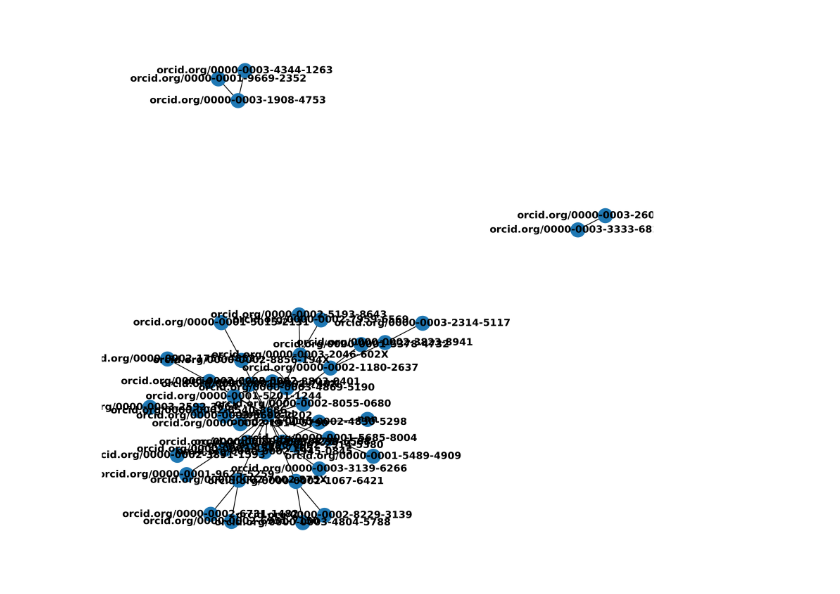
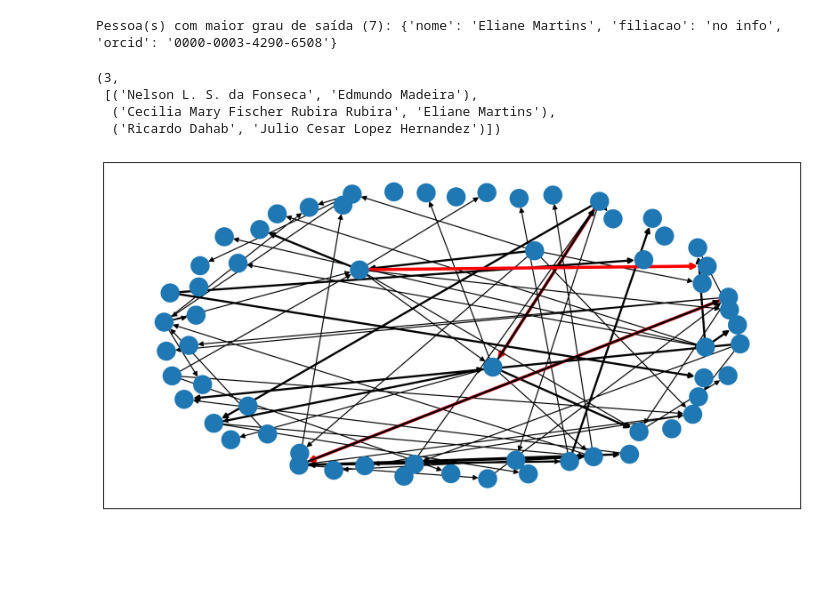
Before and after one commit to gondimjoaom/mo412-projetofinal, a Jupyter notebook: graph.ipynb, the cells around one changed output. Saved outputs shown, nothing was run; the diff lists cells and outputs as text; code cells hidden in the pictures; blank space fills up the shorter version.

Commit message:
mudanças para criar primeiro grafo e desenhar arestas coloridinhas com peso

```diff
--- a/graph.ipynb
+++ b/graph.ipynb
@@ -42,7 +36,13 @@ orcid.org/0000-0002-8803-0401     1
 Name: count, dtype: int64
 # %%
-a = nx.Graph()
-for orientador in data["orientador"]:
-    if orientador != orientador: continue
-    elif orientador == "sem orcid": continue
-    a.add_node(orientador)
+# grafo_defesas = nx.MultiDiGraph()
+grafo_defesas = nx.DiGraph()
+n_banca = 0
+for col in data.columns[2:]:
+    if "_" in col: continue
+    # if "orientador" not in "col"
+    for index, url in enumerate(data[col]):
+        if url != url: continue
+        elif url == "sem orcid": continue
+        grafo_defesas.add_node(url.split("/")[-1], nome=data.at[index, f"{col}_nome"], filiacao=data.at[index, f"{col}_filiação"], orcid=url.split("/")[-1])
+    n_banca -=- 1
@@ -54,6 +104,42 @@ for row in data.iterrows():
+# %%
+print(f"Pessoa(s) com maior grau de saída ({max_degree_out}):", end=" ")
+for p in max_degree_person_out:
+    print(grafo_defesas.nodes[p])
+# %% [output]
+Pessoa(s) com maior grau de saída (7): {'nome': 'Eliane Martins', 'filiacao': 'no info', 'orcid': '0000-0003-4290-6508'}
+# %%
+maior_n_contribs = 0
+for node in grafo_defesas:
+   for colab in grafo_defesas[node]:
+      if grafo_defesas[node][colab]["qtd"] > maior_n_contribs:
+         maior_n_contribs = grafo_defesas[node][colab]["qtd"]
+
+maiores_contribs = []
+for node in grafo_defesas:
+   for colab in grafo_defesas[node]:
+      if grafo_defesas[node][colab]["qtd"] == maior_n_contribs:
+         maiores_contribs.append((grafo_defesas.nodes[node]['nome'], grafo_defesas.nodes[colab]['nome']))
+# %%
+edge_colors = []
+for p1, p2 in grafo_defesas.edges:
+    if (grafo_defesas.nodes[p1]['nome'], grafo_defesas.nodes[p2]['nome']) in maiores_contribs:
+        edge_colors.append("red")
+    else:
+        edge_colors.append("k")
+# %%
+maior_n_contribs, maiores_contribs
+# %% [output]
+(3,
+ [('Nelson L. S. da Fonseca', 'Edmundo Madeira'),
+  ('Cecilia Mary Fischer Rubira Rubira', 'Eliane Martins'),
+  ('Ricardo Dahab', 'Julio Cesar Lopez Hernandez')])
 # %%
-fig, ax = plt.subplots(nrows=1, figsize=(12, 12), dpi=300)
-nx.draw(a, with_labels=True, font_weight='bold')
+fig, ax = plt.subplots(nrows=1, figsize=(12, 6), dpi=300)
+pos = nx.spring_layout(grafo_defesas, k=2, seed = 1931)
+
+# nx.draw(grafo_defesas, with_labels=False, font_weight='bold', pos=pos)
+nx.draw_networkx_nodes(grafo_defesas, pos=pos)
+nx.draw_networkx_edges(grafo_defesas, pos=pos, width=edge_widths, edge_color=edge_colors)
 plt.show()
 # %% [output]
-[figure, old version]
+[figure, new version]
```
Also changed, not shown: parts of 7 cells of this notebook.
